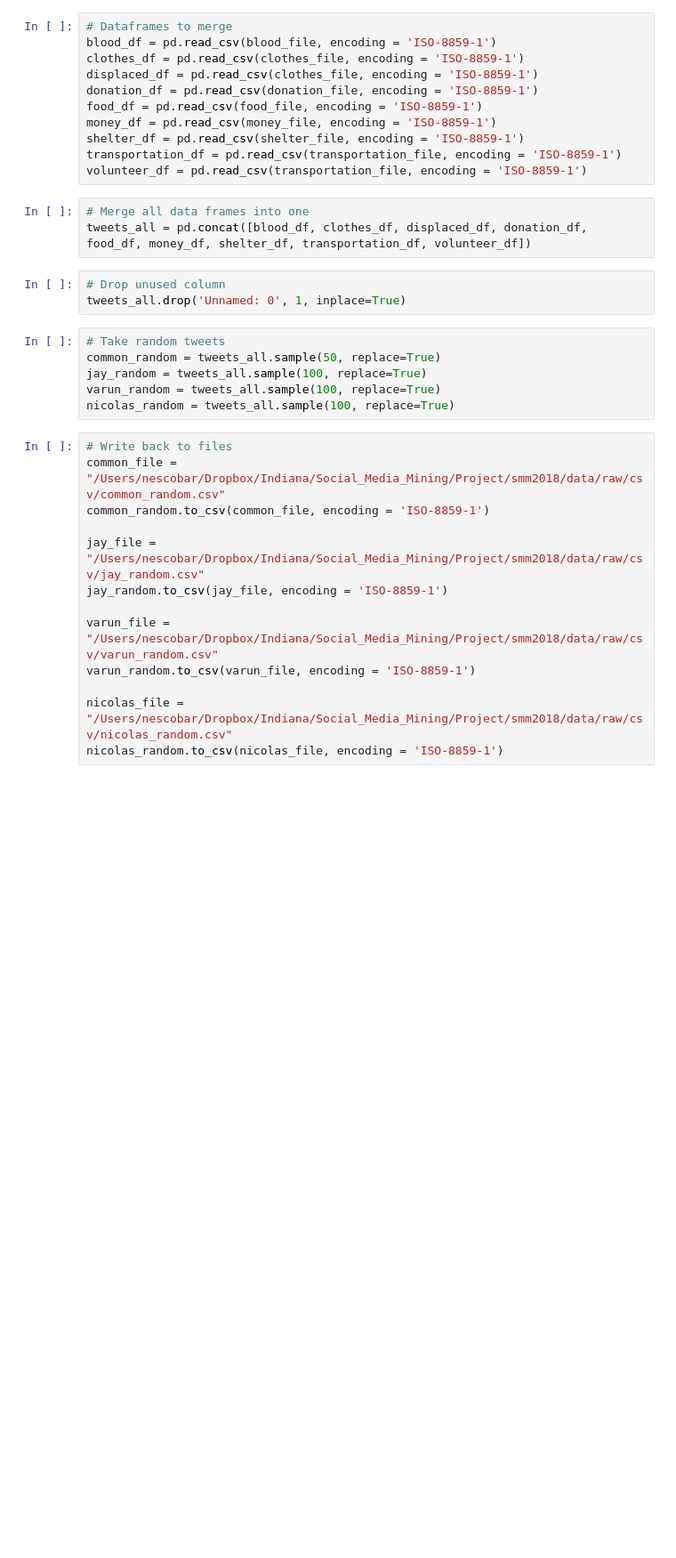
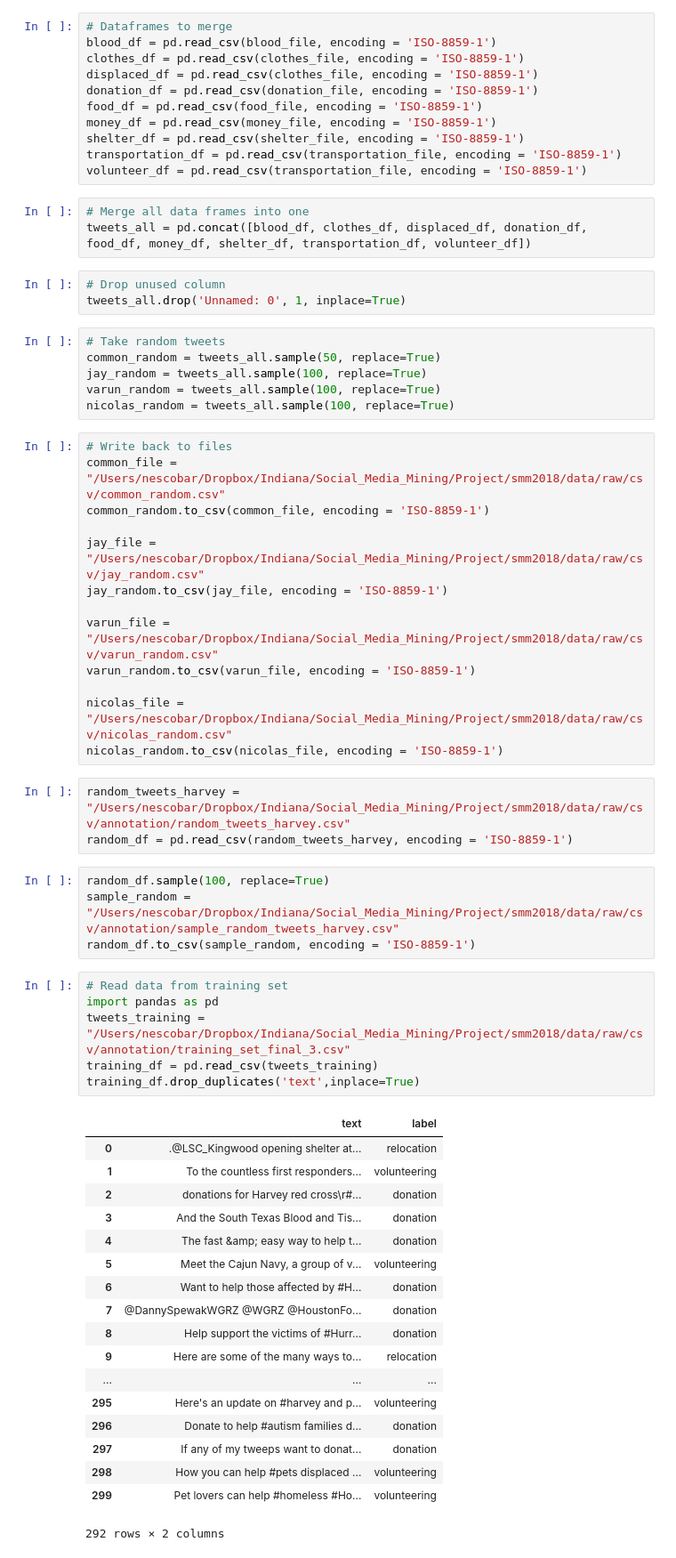
Before and after one commit to nescobar/smm2018, a Jupyter notebook: code/smm_twitter_merge_files.ipynb, the cells around one changed output. Shown: that part at 89% size. Cells and saved outputs as stored; diff of their text form; blank space fills up the shorter version.

```diff
--- a/code/smm_twitter_merge_files.ipynb
+++ b/code/smm_twitter_merge_files.ipynb
@@ -47,3 +47,35 @@ varun_random.to_csv(varun_file, encoding = 'ISO-8859-1')
 
 nicolas_file = "/Users/nescobar/Dropbox/Indiana/Social_Media_Mining/Project/smm2018/data/raw/csv/nicolas_random.csv"
 nicolas_random.to_csv(nicolas_file, encoding = 'ISO-8859-1')
+# %%
+random_tweets_harvey = "/Users/nescobar/Dropbox/Indiana/Social_Media_Mining/Project/smm2018/data/raw/csv/annotation/random_tweets_harvey.csv"
+random_df = pd.read_csv(random_tweets_harvey, encoding = 'ISO-8859-1')
+# %%
+random_df.sample(100, replace=True)
+sample_random = "/Users/nescobar/Dropbox/Indiana/Social_Media_Mining/Project/smm2018/data/raw/csv/annotation/sample_random_tweets_harvey.csv"
+random_df.to_csv(sample_random, encoding = 'ISO-8859-1')
+# %%
+# Read data from training set
+import pandas as pd
+tweets_training = "/Users/nescobar/Dropbox/Indiana/Social_Media_Mining/Project/smm2018/data/raw/csv/annotation/training_set_final_3.csv"
+training_df = pd.read_csv(tweets_training)
+training_df.drop_duplicates('text',inplace=True)
+# %% [output]
+|  | text | label |
+| 0 | .@LSC_Kingwood opening shelter at... | relocation |
+| 1 | To the countless first responders... | volunteering |
+| 2 | donations for Harvey red cross\r#... | donation |
+| 3 | And the South Texas Blood and Tis... | donation |
+| 4 | The fast &amp; easy way to help t... | donation |
+| 5 | Meet the Cajun Navy, a group of v... | volunteering |
+| 6 | Want to help those affected by #H... | donation |
+| 7 | @DannySpewakWGRZ @WGRZ @HoustonFo... | donation |
+| 8 | Help support the victims of #Hurr... | donation |
+| 9 | Here are some of the many ways to... | relocation |
+| ... | ... | ... |
+| 295 | Here's an update on #harvey and p... | volunteering |
+| 296 | Donate to help #autism families d... | donation |
+| 297 | If any of my tweeps want to donat... | donation |
+| 298 | How you can help #pets displaced ... | volunteering |
+| 299 | Pet lovers can help #homeless #Ho... | volunteering |
+292 rows × 2 columns
```
Also changed, not shown: parts of 4 cells of this notebook, 1 other file.
